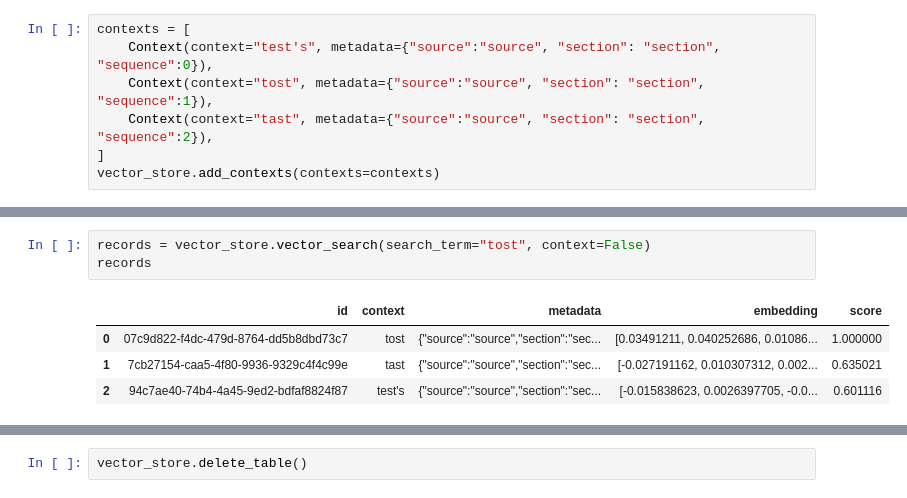
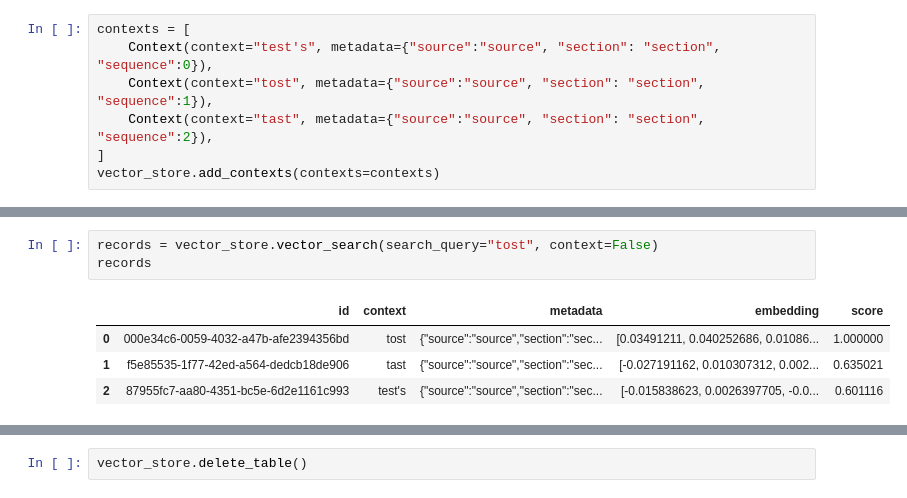
Before and after one commit to datanooblol/broai, a Jupyter notebook: dev.ipynb, the cells around one changed output, grey strips where cells are left out. Drawn from its saved outputs; the diff is of its cells as text.

Commit message:
update DuckVectorStore: validation

```diff
--- a/dev.ipynb
+++ b/dev.ipynb
@@ -726,9 +731,9 @@ vector_store.read()
 # %%
-records = vector_store.vector_search(search_term="tost", context=False)
+records = vector_store.vector_search(search_query="tost", context=False)
 records
 # %% [output]
 |  | id | context | metadata | embedding | score |
-| 0 | 07c9d822-f4dc-479d-8764-dd5b8dbd73c7 | tost | {"source":"source","section":"sec... | [0.03491211, 0.040252686, 0.01086... | 1.000000 |
-| 1 | 7cb27154-caa5-4f80-9936-9329c4f4c99e | tast | {"source":"source","section":"sec... | [-0.027191162, 0.010307312, 0.002... | 0.635021 |
-| 2 | 94c7ae40-74b4-4a45-9ed2-bdfaf8824f87 | test's | {"source":"source","section":"sec... | [-0.015838623, 0.0026397705, -0.0... | 0.601116 |
+| 0 | 000e34c6-0059-4032-a47b-afe2394356bd | tost | {"source":"source","section":"sec... | [0.03491211, 0.040252686, 0.01086... | 1.000000 |
+| 1 | f5e85535-1f77-42ed-a564-dedcb18de906 | tast | {"source":"source","section":"sec... | [-0.027191162, 0.010307312, 0.002... | 0.635021 |
+| 2 | 87955fc7-aa80-4351-bc5e-6d2e1161c993 | test's | {"source":"source","section":"sec... | [-0.015838623, 0.0026397705, -0.0... | 0.601116 |
 # %%
```
Also changed, not shown: parts of 16 cells of this notebook, 4 other files.
